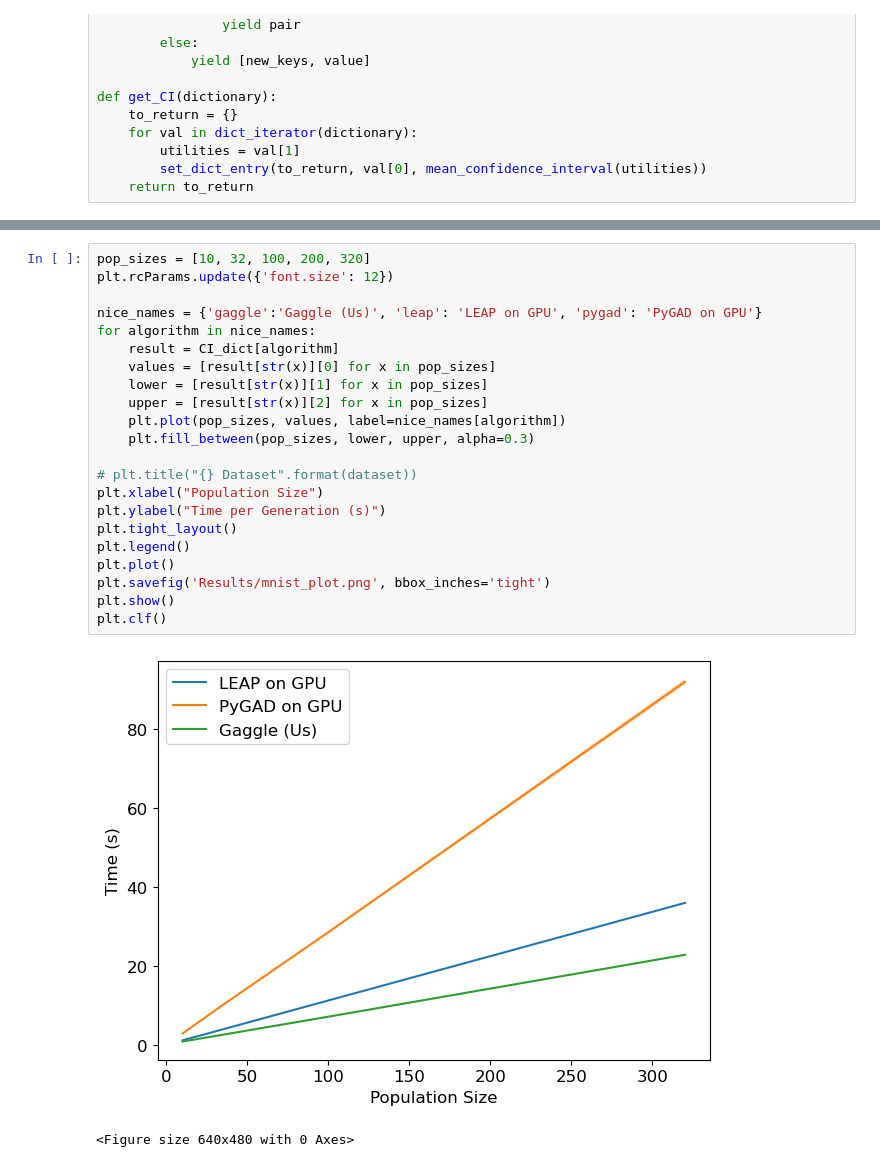
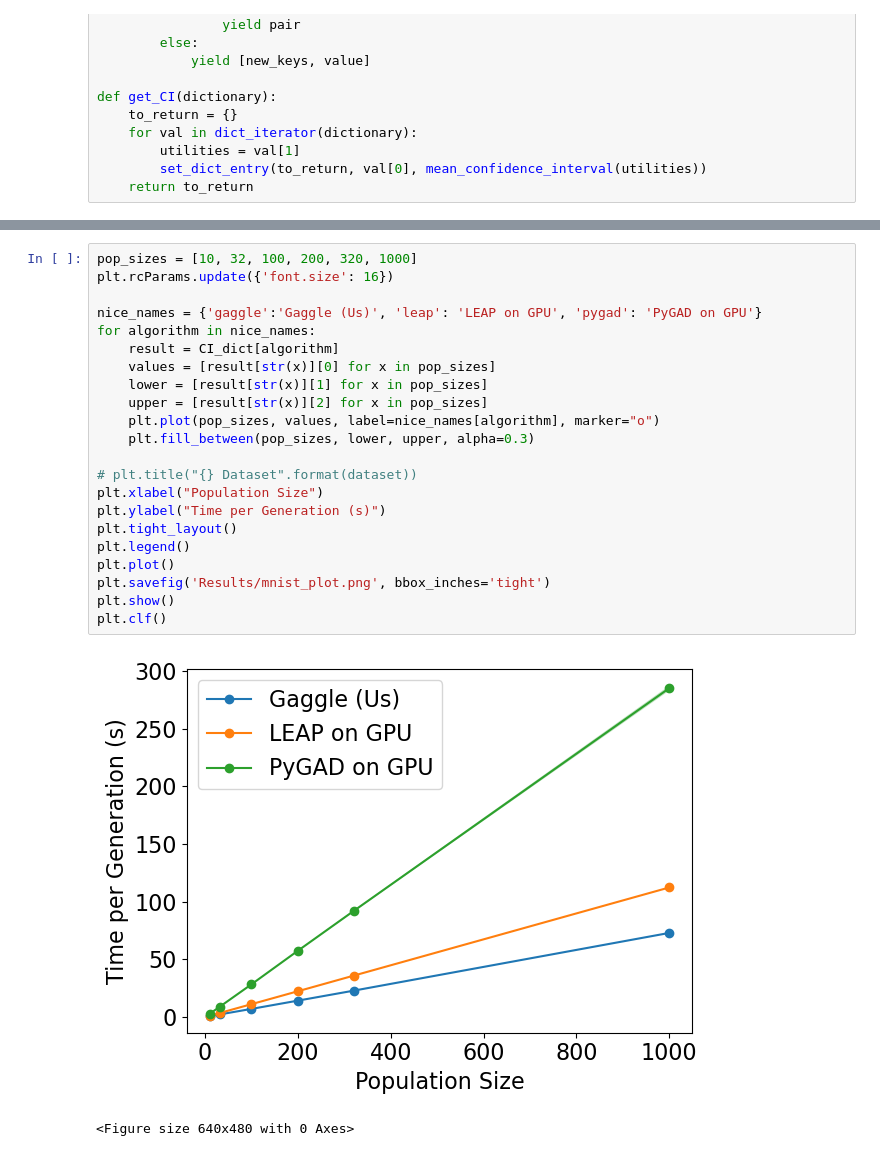
Before and after one commit to LucasFenaux/gaggle-benchmarking, a Jupyter notebook: mnist_lenet/plot_results.ipynb, the cells around one changed output, grey strips where cells are left out. Drawn from its saved outputs; the diff is of its cells as text.

```diff
--- a/mnist_lenet/plot_results.ipynb
+++ b/mnist_lenet/plot_results.ipynb
@@ -55,25 +55,25 @@ print(CI_dict)
 # %%
-pop_sizes = [10, 32, 100, 200, 320]
-plt.rcParams.update({'font.size': 12})
+pop_sizes = [10, 32, 100, 200, 320, 1000]
+plt.rcParams.update({'font.size': 16})
 
 nice_names = {'gaggle':'Gaggle (Us)', 'leap': 'LEAP on GPU', 'pygad': 'PyGAD on GPU'}
 for algorithm in nice_names:
     result = CI_dict[algorithm]
     values = [result[str(x)][0] for x in pop_sizes]
     lower = [result[str(x)][1] for x in pop_sizes]
     upper = [result[str(x)][2] for x in pop_sizes]
-    plt.plot(pop_sizes, values, label=nice_names[algorithm])
+    plt.plot(pop_sizes, values, label=nice_names[algorithm], marker="o")
     plt.fill_between(pop_sizes, lower, upper, alpha=0.3)
 
 # plt.title("{} Dataset".format(dataset))
 plt.xlabel("Population Size")
 plt.ylabel("Time per Generation (s)")
 plt.tight_layout()
 plt.legend()
 plt.plot()
 plt.savefig('Results/mnist_plot.png', bbox_inches='tight')
 plt.show()
 plt.clf()
 # %% [output]
-[figure, old version]
+[figure, new version]
 <Figure size 640x480 with 0 Axes>
```
Also changed, not shown: parts of 1 cell of this notebook, 7 other files.
